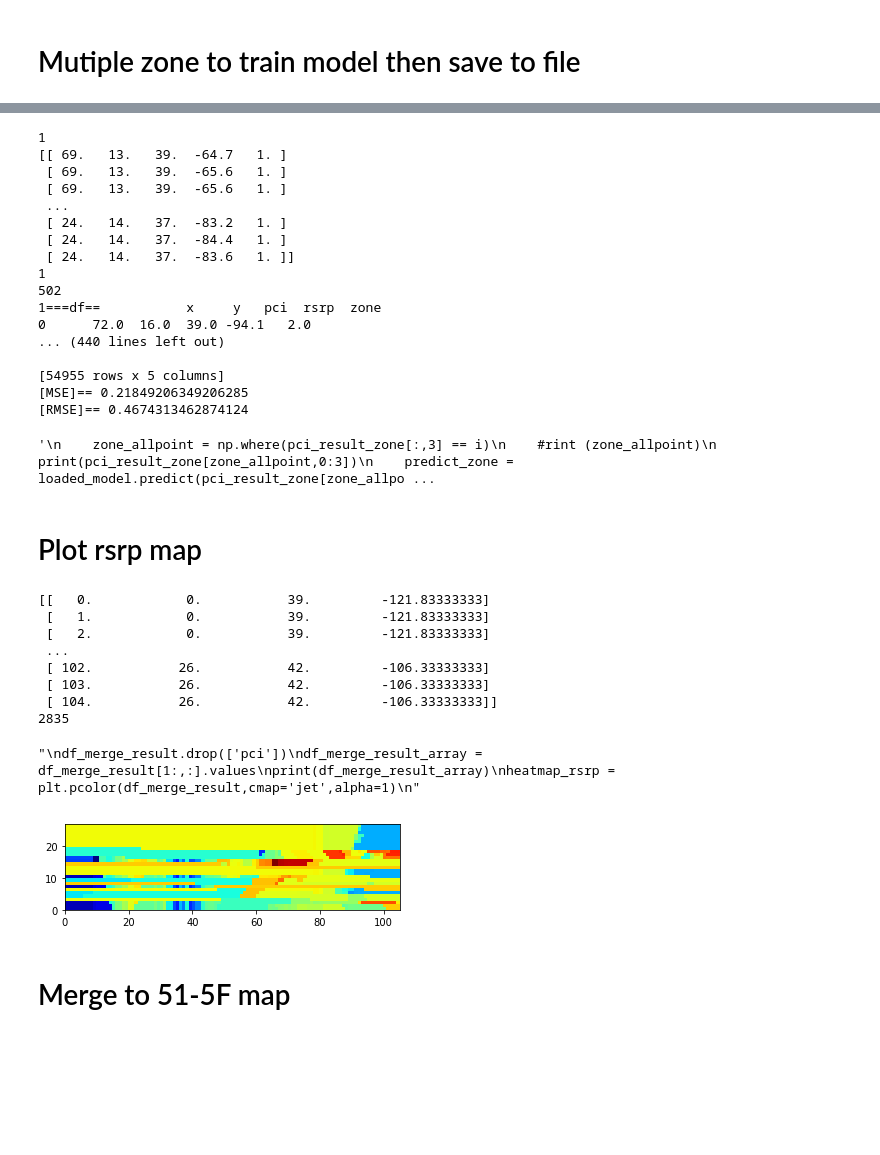
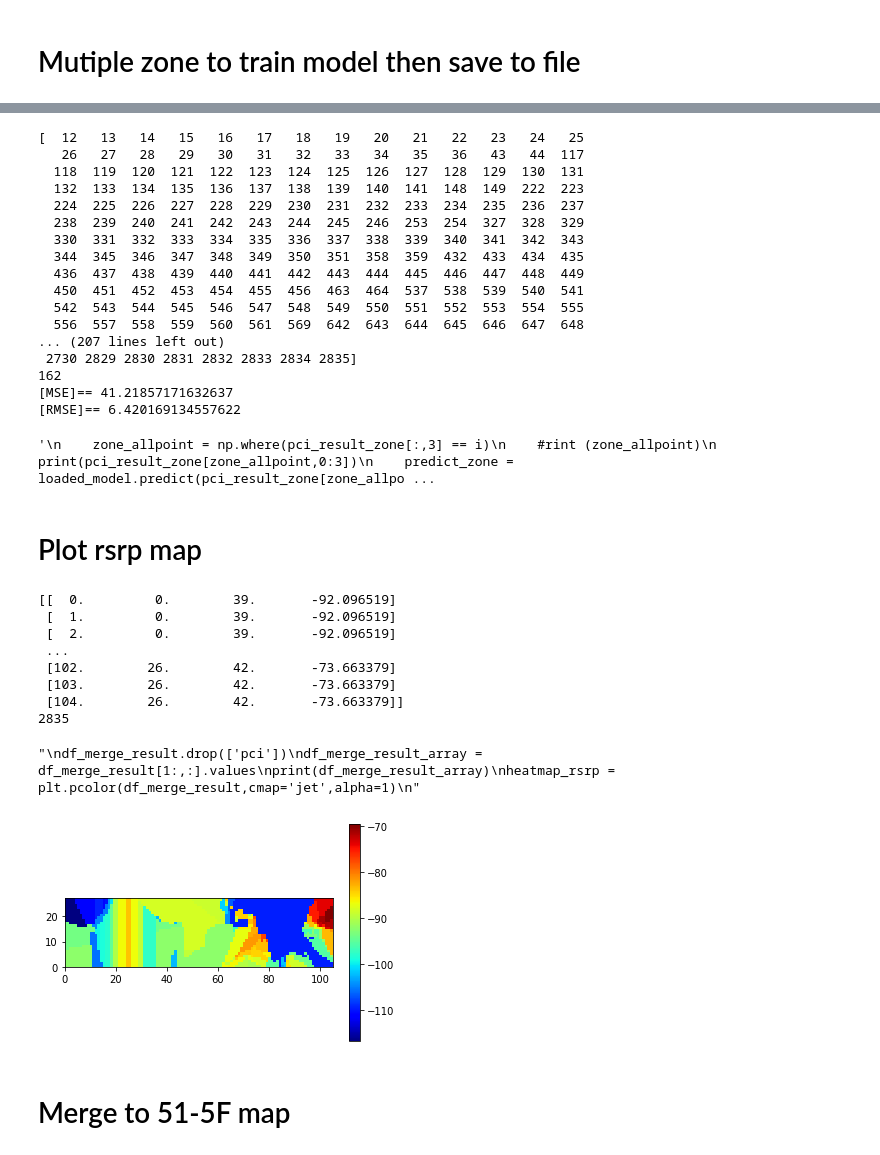
Before and after one commit to KJtiming/RadioMap, a Jupyter notebook: data_zone.ipynb, the cells around one changed output, grey strips where cells are left out. Saved outputs shown, nothing was run; the diff lists cells and outputs as text; code cells hidden in the pictures; blank space fills up the shorter version.

Commit message:
one algorithm for part train

```diff
--- a/data_zone.ipynb
+++ b/data_zone.ipynb
@@ -245,9 +269,9 @@ Mutiple zone to train model then save to file
 # %%
 for i in range(1,7):
-    print(i)
+    #print(i)
     zone = np.array([])
-    zone = np.where(train_part_test[:,4] == i)
-    print(train_part_test[zone[0],:])
+    zone = np.where(train_part_test[:,5] == i)
+    #print(train_part_test[zone[0],:])
     X = train_part_test[zone[0],0:3]
     y = train_part_test[zone[0],3]
     X_train, X_test, y_train, y_test = train_test_split(X, y, test_size=0.1)
@@ -256,16 +280,18 @@ for i in range(1,7):
     filename = 'finalized_model_' + str(i) +'-' + '.sav'
     pickle.dump(model, open(filename, 'wb'))
     y_pred = model.predict(X_test)
-    zone_allpoint = np.where(pci_result_zone[:,3] == i)
-    print (len(zone_allpoint))
+    #print(pci_result_zone[:,2])
+    zone_allpoint = np.where(pci_result_zone[:,2] == i+36)
+    #print (len(zone_allpoint))
     predict_zone = model.predict(pci_result_zone[zone_allpoint[0],0:3])
+    print(zone_allpoint[0]+1)
     print(len(predict_zone))
     #predict_zone_every = np.append(pci_result_zone[zone_allpoint[0],0:3],predict_zone)
     name = './zone_result/zone_predict_' + str(i) +'.csv'
     df_loc = pd.DataFrame(pci_result_zone[zone_allpoint[0],0:3],columns=['x','y','pci'])
     df_rsrp = pd.DataFrame(predict_zone,columns=['rsrp'])
     df_result = pd.concat([df_loc,df_rsrp],axis=1)
-    print(str(i)+"==="+"df==",df)
+    #print(str(i)+"==="+"df==",df)
     df_result.to_csv(name,index=False,columns=['x','y','pci','rsrp'])
     #df_result = []
 
@@ -296,23 +322,23 @@ df_merge_result.to_csv('./zone_result/zone_predict_total.csv', encoding='utf-8',
     #print("load result==",result)
 '''
 # %% [output]
-1
-[[ 69.   13.   39.  -64.7   1. ]
- [ 69.   13.   39.  -65.6   1. ]
- [ 69.   13.   39.  -65.6   1. ]
- ...
- [ 24.   14.   37.  -83.2   1. ]
- [ 24.   14.   37.  -84.4   1. ]
- [ 24.   14.   37.  -83.6   1. ]]
-1
-502
-1===df==           x     y   pci  rsrp  zone
-0      72.0  16.0  39.0 -94.1   2.0
-... (440 lines left out)
-
-[54955 rows x 5 columns]
-[MSE]== 0.21849206349206285
-[RMSE]== 0.4674313462874124
+[  12   13   14   15   16   17   18   19   20   21   22   23   24   25
+   26   27   28   29   30   31   32   33   34   35   36   43   44  117
+  118  119  120  121  122  123  124  125  126  127  128  129  130  131
+  132  133  134  135  136  137  138  139  140  141  148  149  222  223
+  224  225  226  227  228  229  230  231  232  233  234  235  236  237
+  238  239  240  241  242  243  244  245  246  253  254  327  328  329
+  330  331  332  333  334  335  336  337  338  339  340  341  342  343
+  344  345  346  347  348  349  350  351  358  359  432  433  434  435
+  436  437  438  439  440  441  442  443  444  445  446  447  448  449
+  450  451  452  453  454  455  456  463  464  537  538  539  540  541
+  542  543  544  545  546  547  548  549  550  551  552  553  554  555
+  556  557  558  559  560  561  569  642  643  644  645  646  647  648
+... (207 lines left out)
+ 2730 2829 2830 2831 2832 2833 2834 2835]
+162
+[MSE]== 41.21857171632637
+[RMSE]== 6.420169134557622
 '\n    zone_allpoint = np.where(pci_result_zone[:,3] == i)\n    #rint (zone_allpoint)\n    print(pci_result_zone[zone_allpoint,0:3])\n    predict_zone = loaded_model.predict(pci_result_zone[zone_allpo ...
 # %% [markdown]
 Plot rsrp map
@@ -320,33 +346,34 @@ Plot rsrp map
 # %%
 df_total = pd.read_csv('./zone_result/zone_predict_total.csv')
 df_total_sort = df_total.sort_values(by=['y','x'])
 #print (df_total_sort)
 rsrp_map_frompd = df_total_sort.values
 print (rsrp_map_frompd)
 print (len(rsrp_map_frompd))
 rsrp_map_pd = (rsrp_map_frompd[:,3]).reshape(27, 105)
 img = plt.imread("./pic/51_5F-3.png")
 plt.imshow(img, zorder=0, extent=[0, map_size[0], 0, map_size[1]])
 heatmap_rsrp = plt.pcolor(rsrp_map_pd,cmap='jet',alpha=1)
 plt.savefig('./result_rsrp/rsrp_map.png')
+plt.colorbar()
 #sns.heatmap(rsrp_map_pd, cmap = 'jet')
 '''
 df_merge_result.drop(['pci'])
 df_merge_result_array = df_merge_result[1:,:].values
 print(df_merge_result_array)
 heatmap_rsrp = plt.pcolor(df_merge_result,cmap='jet',alpha=1)
 '''
 # %% [output]
-[[   0.            0.           39.         -121.83333333]
- [   1.            0.           39.         -121.83333333]
- [   2.            0.           39.         -121.83333333]
+[[  0.         0.        39.       -92.096519]
+ [  1.         0.        39.       -92.096519]
+ [  2.         0.        39.       -92.096519]
  ...
- [ 102.           26.           42.         -106.33333333]
- [ 103.           26.           42.         -106.33333333]
- [ 104.           26.           42.         -106.33333333]]
+ [102.        26.        42.       -73.663379]
+ [103.        26.        42.       -73.663379]
+ [104.        26.        42.       -73.663379]]
 2835
 "\ndf_merge_result.drop(['pci'])\ndf_merge_result_array = df_merge_result[1:,:].values\nprint(df_merge_result_array)\nheatmap_rsrp = plt.pcolor(df_merge_result,cmap='jet',alpha=1)\n"
-[figure, old version]
+[figure, new version]
 # %% [markdown]
 Merge to 51-5F map
 ===
```
Also changed, not shown: parts of 10 cells of this notebook, 6 other files.
